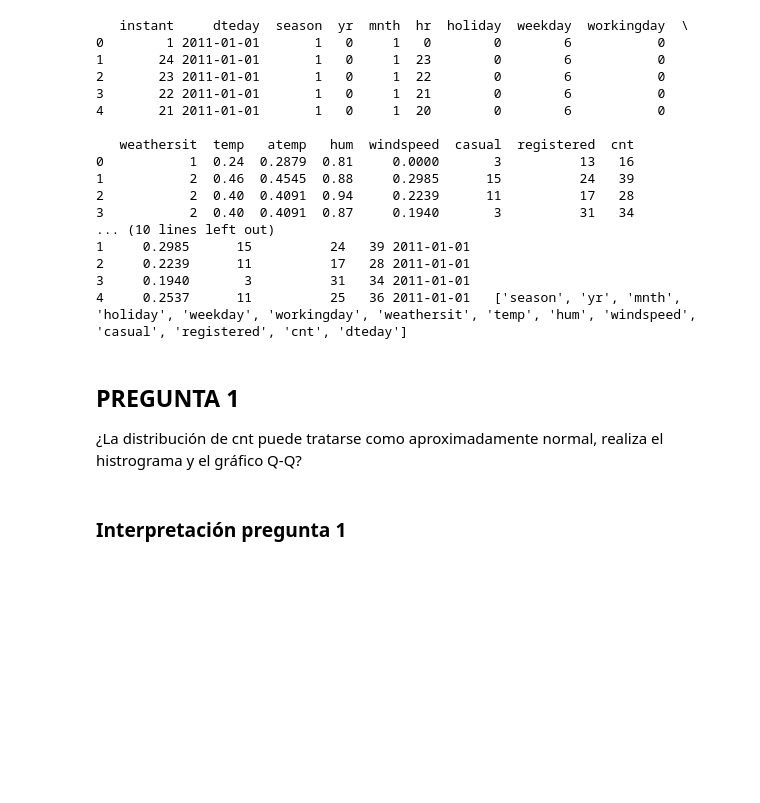
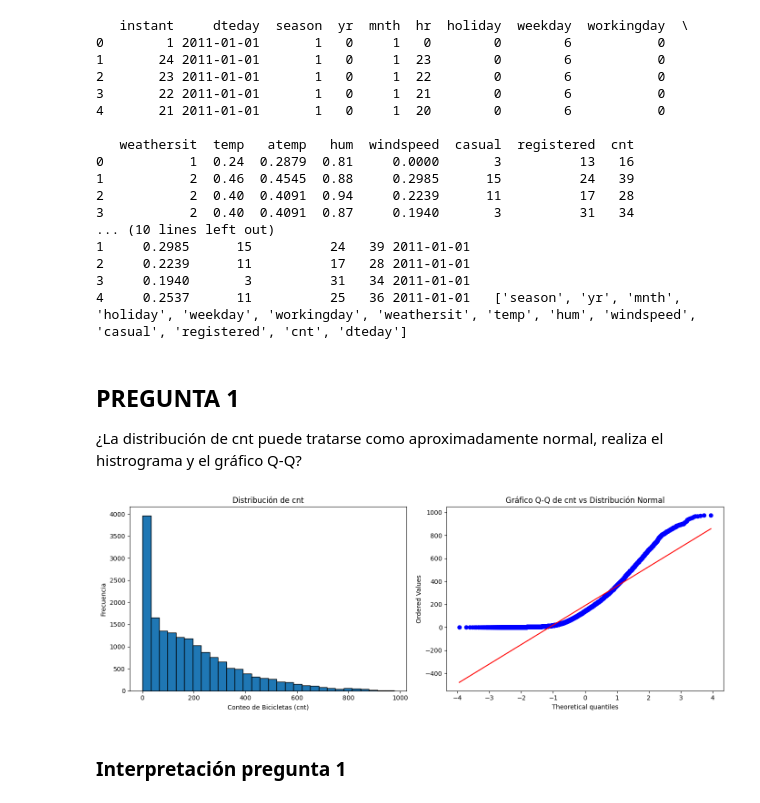
Before and after one commit to nataliaaortizm/BICI-AL-TRABAJO-2026, a Jupyter notebook: Taller_Bici_al_Trabajo.ipynb, the cells around one changed output. Saved outputs shown, nothing was run; the diff lists cells and outputs as text; code cells hidden in the pictures; blank space fills up the shorter version.

```diff
--- a/Taller_Bici_al_Trabajo.ipynb
+++ b/Taller_Bici_al_Trabajo.ipynb
@@ -110,6 +110,27 @@ print(df.head(), df.columns.tolist())
 # %%
 # 1. Visualización
 plt.figure(figsize=(14, 5))
+# %%
+import matplotlib.pyplot as plt
+import scipy.stats as stats
+
+# 1. Visualización - Histograma
+plt.figure(figsize=(14, 5))
+plt.subplot(1, 2, 1) # 1 row, 2 columns, 1st plot
+plt.hist(df['cnt'], bins=30, edgecolor='black')
+plt.title('Distribución de cnt')
+plt.xlabel('Conteo de Bicicletas (cnt)')
+plt.ylabel('Frecuencia')
+
+# 2. Visualización - Gráfico Q-Q
+plt.subplot(1, 2, 2) # 1 row, 2 columns, 2nd plot
+stats.probplot(df['cnt'], dist="norm", plot=plt)
+plt.title('Gráfico Q-Q de cnt vs Distribución Normal')
+
+plt.tight_layout() # Adjust layout to prevent overlapping
+plt.show()
+# %% [output]
+[figure, added]
 # %% [markdown]
 ### **Interpretación pregunta 1**
 # %% [markdown]
```
